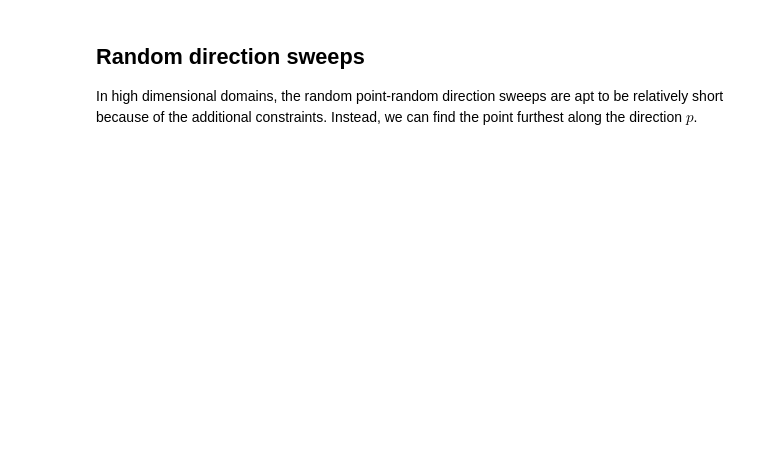
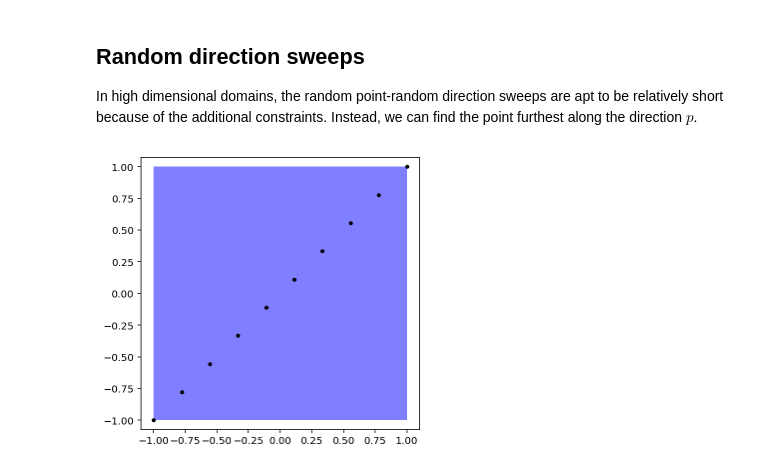
Before and after one commit to jeffrey-hokanson/PSDR, a Jupyter notebook: Demos/Sweep.ipynb, the cells around one changed output. Saved outputs shown, nothing was run; the diff lists cells and outputs as text; code cells hidden in the pictures; blank space fills up the shorter version.

```diff
--- a/Demos/Sweep.ipynb
+++ b/Demos/Sweep.ipynb
@@ -49,4 +49,18 @@ p = np.random.randn(len(dom))
 p /= np.linalg.norm(p)
 
 # Find the point furthest along p
-x1 =
+x1 = dom.corner(p)
+x2 = dom.corner(-p)
+
+# Sample uniformly on the line connecting x1, x2
+X = np.array([a*x1 + (1-a)*x2 for a in np.linspace(0,1,10)])
+# %%
+# Plot the sweep
+fig, ax = plt.subplots(figsize = (5,5))
+ax.plot(X[:,0], X[:,1],'k.')
+# plot the box domain
+rect = Rectangle(dom.lb, *(dom.ub - dom.lb), edgecolor = 'none', facecolor = 'b', alpha = 0.5)
+ax.add_patch(rect)
+ax.axis('equal');
+# %% [output]
+[figure, added]
```
Also changed, not shown: parts of 1 cell of this notebook.
